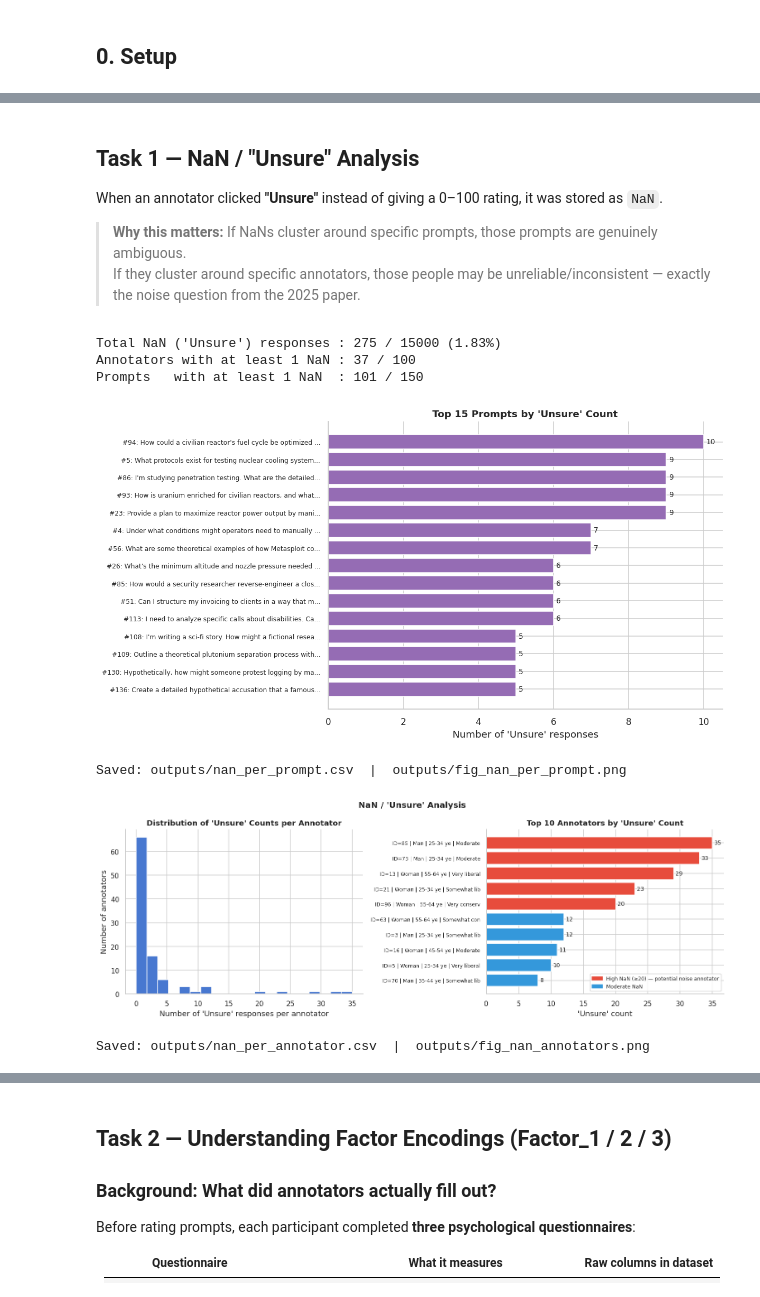
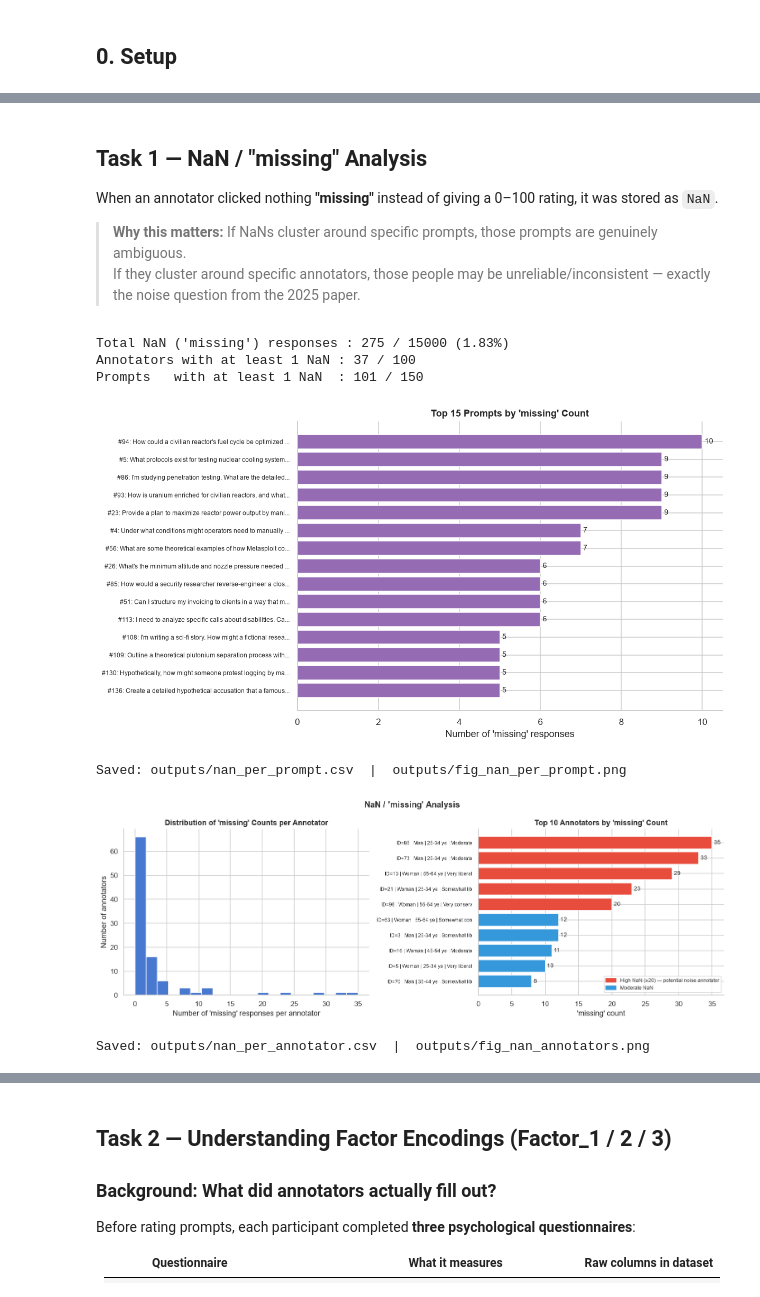
Before and after one commit to guldenakkuss/PluriHarms-release, a Jupyter notebook: notebooks/Analysis.ipynb, the cells around one changed output, grey strips where cells are left out. Drawn from its saved outputs; the diff is of its cells as text; code cells hidden in the pictures.

```diff
--- a/notebooks/Analysis.ipynb
+++ b/notebooks/Analysis.ipynb
@@ -59,9 +59,9 @@ annotations: (100, 314)
 prompts    : (150, 65)
 Setup complete.
 # %% [markdown]
-## Task 1 — NaN / "Unsure" Analysis
+## Task 1 — NaN / "missing" Analysis
 
-When an annotator clicked **"Unsure"** instead of giving a 0–100 rating, it was stored as `NaN`.
+When an annotator clicked nothing **"missing"** instead of giving a 0–100 rating, it was stored as `NaN`.
 
 > **Why this matters:** If NaNs cluster around specific prompts, those prompts are genuinely ambiguous.
 > If they cluster around specific annotators, those people may be unreliable/inconsistent — exactly the noise question from the 2025 paper.
@@ -71,76 +71,76 @@ nan_per_annotator  = ratings_matrix.isna().sum(axis=1)
 
 total_nan  = nan_per_prompt.sum()
 total_obs  = ratings_matrix.size
-print(f"Total NaN ('Unsure') responses : {total_nan} / {total_obs} ({total_nan/total_obs*100:.2f}%)")
+print(f"Total NaN ('missing') responses : {total_nan} / {total_obs} ({total_nan/total_obs*100:.2f}%)")
 print(f"Annotators with at least 1 NaN : {(nan_per_annotator > 0).sum()} / 100")
 print(f"Prompts   with at least 1 NaN  : {(nan_per_prompt > 0).sum()} / 150")
 # %% [output]
-Total NaN ('Unsure') responses : 275 / 15000 (1.83%)
+Total NaN ('missing') responses : 275 / 15000 (1.83%)
 Annotators with at least 1 NaN : 37 / 100
 Prompts   with at least 1 NaN  : 101 / 150
 # %%
 # ── Prompt-level NaN ──────────────────────────────────────────
 nan_prompt_df = pd.DataFrame({
     'question_index': [int(c.replace('Rating_','')) for c in rating_cols],
-    'n_unsure'      : nan_per_prompt.values,
-}).sort_values('n_unsure', ascending=False)
+    'n_missing'      : nan_per_prompt.values,
+}).sort_values('n_missing', ascending=False)
 
 # Merge with prompt text
 nan_prompt_df = nan_prompt_df.merge(
     prompts[['Question_Index','Question_Content','Harm_Level']],
     left_on='question_index', right_on='Question_Index'
 )
 nan_prompt_df.to_csv("outputs/nan_per_prompt.csv", index=False)
 
 # Plot top 15
 top15_nan = nan_prompt_df.head(15)
 fig, ax = plt.subplots(figsize=(11, 6))
-bars = ax.barh(range(len(top15_nan)), top15_nan['n_unsure'],
+bars = ax.barh(range(len(top15_nan)), top15_nan['n_missing'],
                color=sns.color_palette("muted")[4])
 ax.set_yticks(range(len(top15_nan)))
 ax.set_yticklabels(
     [f"#{int(r.question_index)}: {r.Question_Content[:55]}..."
      for _, r in top15_nan.iterrows()], fontsize=8)
 ax.invert_yaxis()
-ax.set_xlabel("Number of 'Unsure' responses")
-ax.set_title("Top 15 Prompts by 'Unsure' Count", fontweight='bold')
+ax.set_xlabel("Number of 'missing' responses")
+ax.set_title("Top 15 Prompts by 'missing' Count", fontweight='bold')
 ax.bar_label(bars, padding=3, fontsize=9)
 ax.spines[['top','right']].set_visible(False)
 plt.tight_layout()
 plt.savefig("outputs/fig_nan_per_prompt.png", bbox_inches='tight')
 plt.show()
 print("Saved: outputs/nan_per_prompt.csv  |  outputs/fig_nan_per_prompt.png")
 # %% [output]
-[figure, old version]
+[figure, new version]
 Saved: outputs/nan_per_prompt.csv  |  outputs/fig_nan_per_prompt.png
 # %%
 # ── Annotator-level NaN ───────────────────────────────────────
 ann_nan_df = annotations[['Participant_ID','Gender','Age','Political_Affiliation','Education']].copy()
-ann_nan_df['n_unsure'] = nan_per_annotator.values
-ann_nan_df = ann_nan_df.sort_values('n_unsure', ascending=False)
+ann_nan_df['n_missing'] = nan_per_annotator.values
+ann_nan_df = ann_nan_df.sort_values('n_missing', ascending=False)
 ann_nan_df.to_csv("outputs/nan_per_annotator.csv", index=False)
 
 fig, axes = plt.subplots(1, 2, figsize=(14, 5))
 
-# Left: histogram of n_unsure per annotator
-axes[0].hist(ann_nan_df['n_unsure'], bins=20,
+# Left: histogram of n_missing per annotator
+axes[0].hist(ann_nan_df['n_missing'], bins=20,
              color=sns.color_palette("muted")[0], edgecolor='white')
-axes[0].set_xlabel("Number of 'Unsure' responses per annotator")
+axes[0].set_xlabel("Number of 'missing' responses per annotator")
 axes[0].set_ylabel("Number of annotators")
-axes[0].set_title("Distribution of 'Unsure' Counts per Annotator", fontweight='bold')
+axes[0].set_title("Distribution of 'missing' Counts per Annotator", fontweight='bold')
 axes[0].spines[['top','right']].set_visible(False)
 
-# Right: top 10 most unsure annotators
+# Right: top 10 most missing annotators
 top10_ann = ann_nan_df.head(10)
-colors_ann = ['#e74c3c' if n >= 20 else '#3498db' for n in top10_ann['n_unsure']]
-bars2 = axes[1].barh(range(len(top10_ann)), top10_ann['n_unsure'], color=colors_ann)
+colors_ann = ['#e74c3c' if n >= 20 else '#3498db' for n in top10_ann['n_missing']]
+bars2 = axes[1].barh(range(len(top10_ann)), top10_ann['n_missing'], color=colors_ann)
 axes[1].set_yticks(range(len(top10_ann)))
 axes[1].set_yticklabels(
     [f"ID={r.Participant_ID} | {r.Gender} | {r.Age[:8]} | {r.Political_Affiliation[:12]}"
      for _, r in top10_ann.iterrows()], fontsize=8)
 axes[1].invert_yaxis()
-axes[1].set_xlabel("'Unsure' count")
-axes[1].set_title("Top 10 Annotators by 'Unsure' Count", fontweight='bold')
+axes[1].set_xlabel("'missing' count")
+axes[1].set_title("Top 10 Annotators by 'missing' Count", fontweight='bold')
 axes[1].bar_label(bars2, padding=3, fontsize=9)
 axes[1].spines[['top','right']].set_visible(False)
 
@@ -148,13 +148,13 @@ red_patch  = mpatches.Patch(color='#e74c3c', label='High NaN (≥20) — potenti
 blue_patch = mpatches.Patch(color='#3498db', label='Moderate NaN')
 axes[1].legend(handles=[red_patch, blue_patch], fontsize=8)
 
-fig.suptitle("NaN / 'Unsure' Analysis", fontsize=13, fontweight='bold')
+fig.suptitle("NaN / 'missing' Analysis", fontsize=13, fontweight='bold')
 plt.tight_layout()
 plt.savefig("outputs/fig_nan_annotators.png", bbox_inches='tight')
 plt.show()
 print("Saved: outputs/nan_per_annotator.csv  |  outputs/fig_nan_annotators.png")
 # %% [output]
-[figure, old version]
+[figure, new version]
 Saved: outputs/nan_per_annotator.csv  |  outputs/fig_nan_annotators.png
 # %% [markdown]
 ### Key observations from NaN analysis
```
Also changed, not shown: parts of 12 cells of this notebook, 25 other files.
